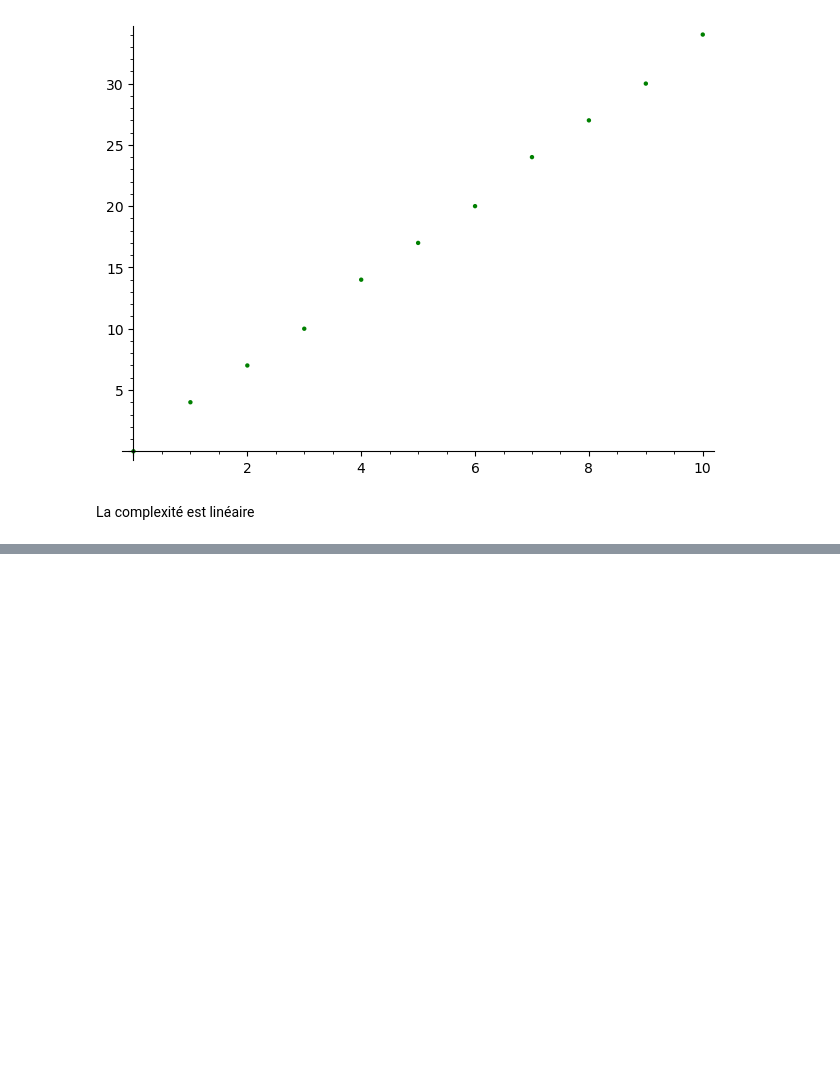
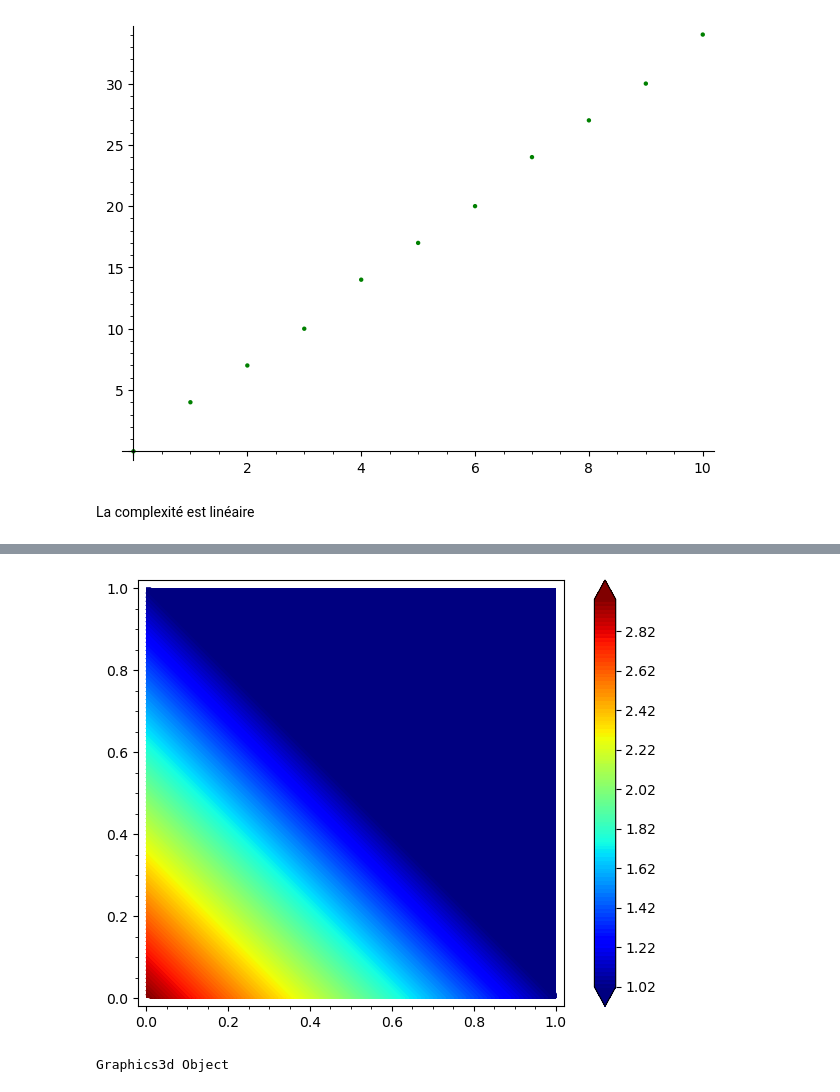
Before and after one commit to ArtemisWl/ENSIIE-FISA, a Jupyter notebook: Arte/S1/UE Math/Modelisation mathématique/TP/TD1.ipynb, the cells around one changed output, grey strips where cells are left out. Cells and saved outputs as stored; diff of their text form; code cells hidden in the pictures; blank space fills up the shorter version.

```diff
--- a/Arte/S1/UE Math/Modelisation mathématique/TP/TD1.ipynb
+++ b/Arte/S1/UE Math/Modelisation mathématique/TP/TD1.ipynb
@@ -66,0 +104,4 @@ La complexité est linéaire
+# %%
+contour_plot(norm1(x,y), (x,0,1),(y,0,1), cmap='jet',colorbar=True, contours=100)
+# %% [output]
+[figure, added]
@@ -66,0 +110,5 @@ La complexité est linéaire
+# %%
+x,y=var('x,y')
+plot3d(normoo(x,y), (x,0,1),(y,0,1))
+# %% [output]
+Graphics3d Object
```
Also changed, not shown: parts of 12 cells of this notebook, 1 other file.
